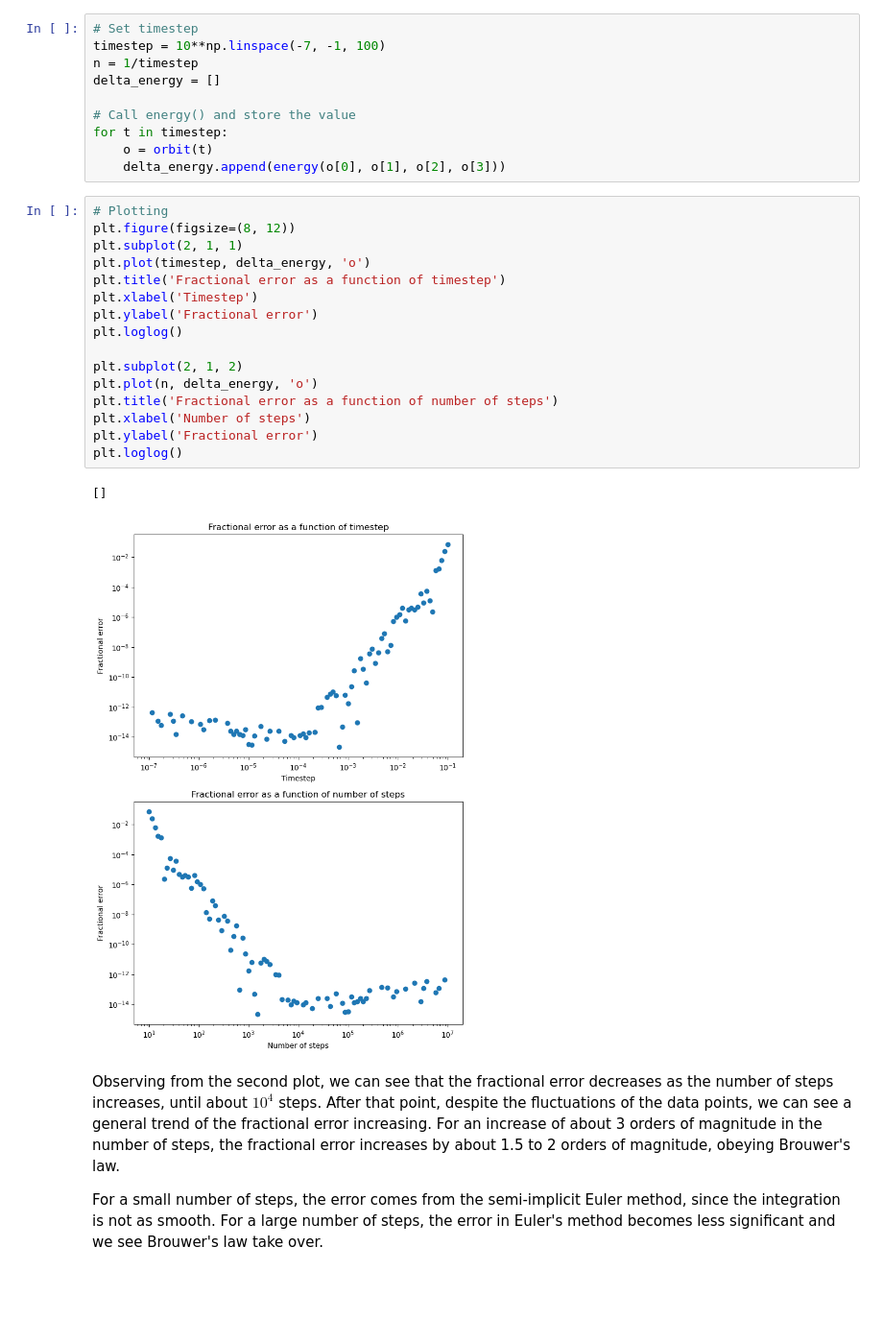
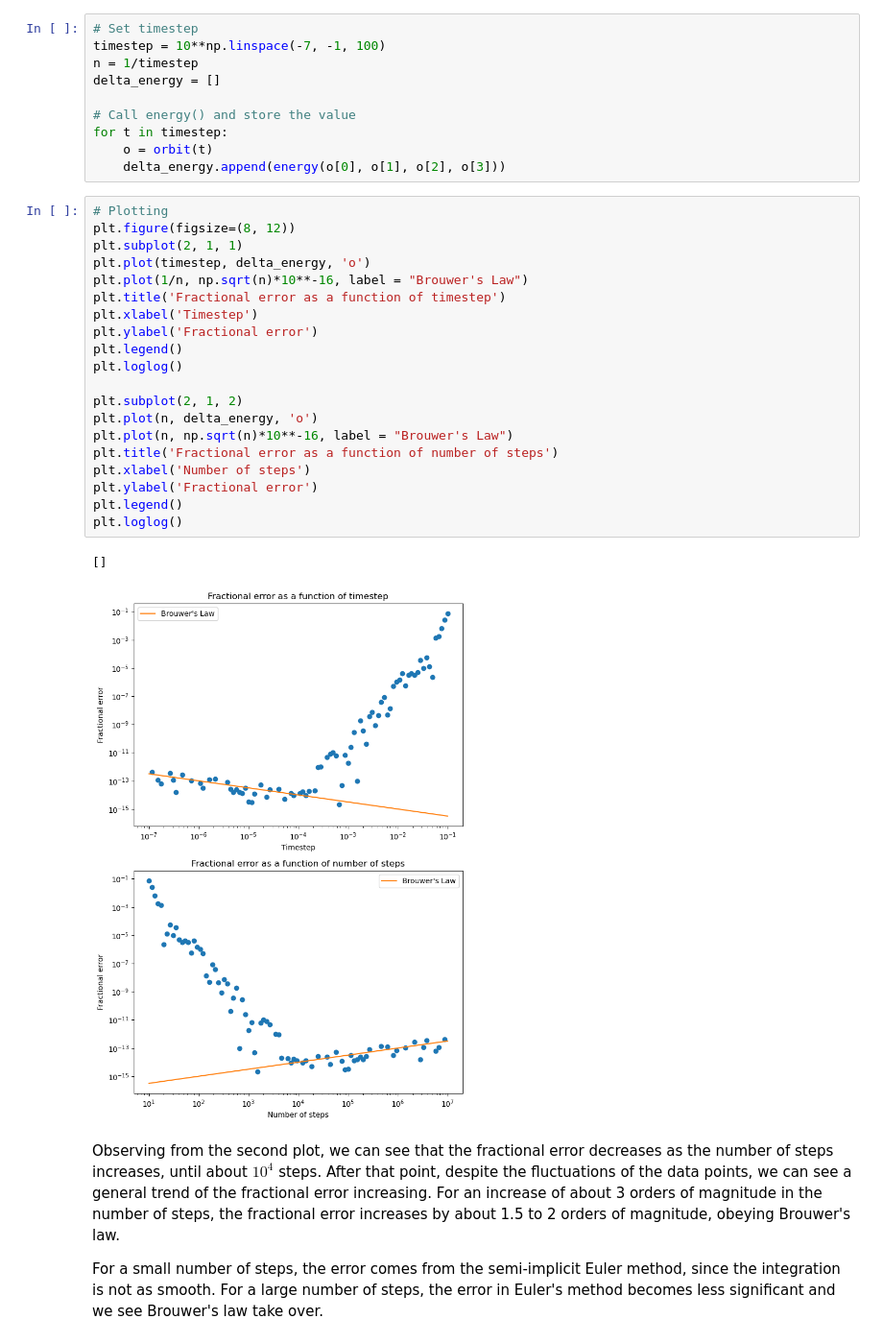
Before and after one commit to Ecksdee02/Phys512-Hw, a Jupyter notebook: Homework1/Homework1.ipynb, the cells around one changed output. Shown at 96% size. Saved outputs shown, nothing was run; the diff lists cells and outputs as text; blank space fills up the shorter version.

```diff
--- a/Homework1/Homework1.ipynb
+++ b/Homework1/Homework1.ipynb
@@ -72,22 +72,26 @@ for t in timestep:
 # %%
 # Plotting
 plt.figure(figsize=(8, 12))
 plt.subplot(2, 1, 1)
 plt.plot(timestep, delta_energy, 'o')
+plt.plot(1/n, np.sqrt(n)*10**-16, label = "Brouwer's Law")
 plt.title('Fractional error as a function of timestep')
 plt.xlabel('Timestep')
 plt.ylabel('Fractional error')
+plt.legend()
 plt.loglog()
 
 plt.subplot(2, 1, 2)
 plt.plot(n, delta_energy, 'o')
+plt.plot(n, np.sqrt(n)*10**-16, label = "Brouwer's Law")
 plt.title('Fractional error as a function of number of steps')
 plt.xlabel('Number of steps')
 plt.ylabel('Fractional error')
+plt.legend()
 plt.loglog()
 # %% [output]
 []
-[figure, old version]
+[figure, new version]
 # %% [markdown]
 Observing from the second plot, we can see that the fractional error decreases as the number of steps increases, until about $10^4$ steps. After that point, despite the fluctuations of the data points, we can see a general trend of the fractional error increasing. For an increase of about 3 orders of magnitude in the number of steps, the fractional error increases by about 1.5 to 2 orders of magnitude, obeying Brouwer's law.
 
```
Also changed, not shown: parts of 8 cells of this notebook.
